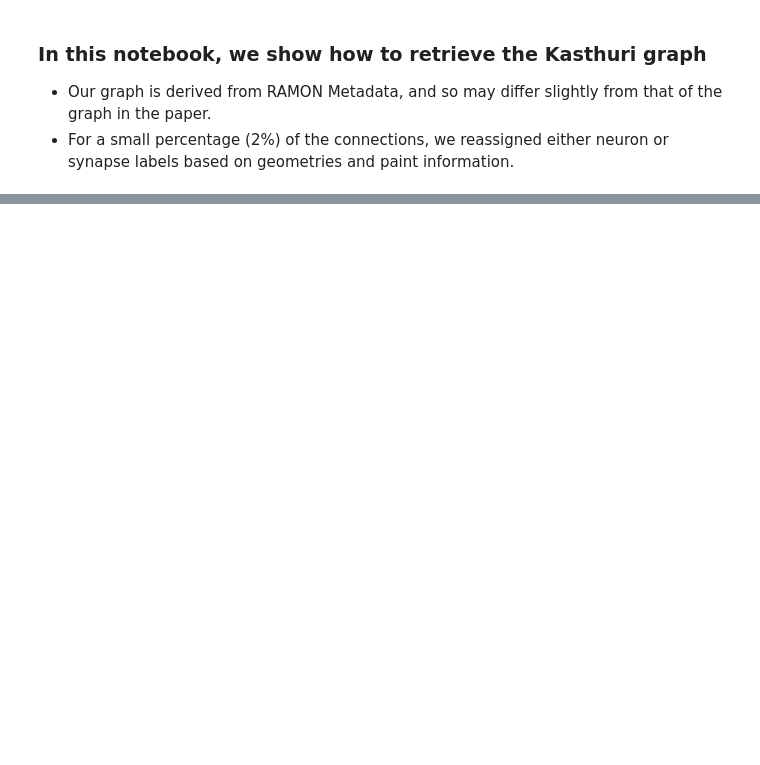
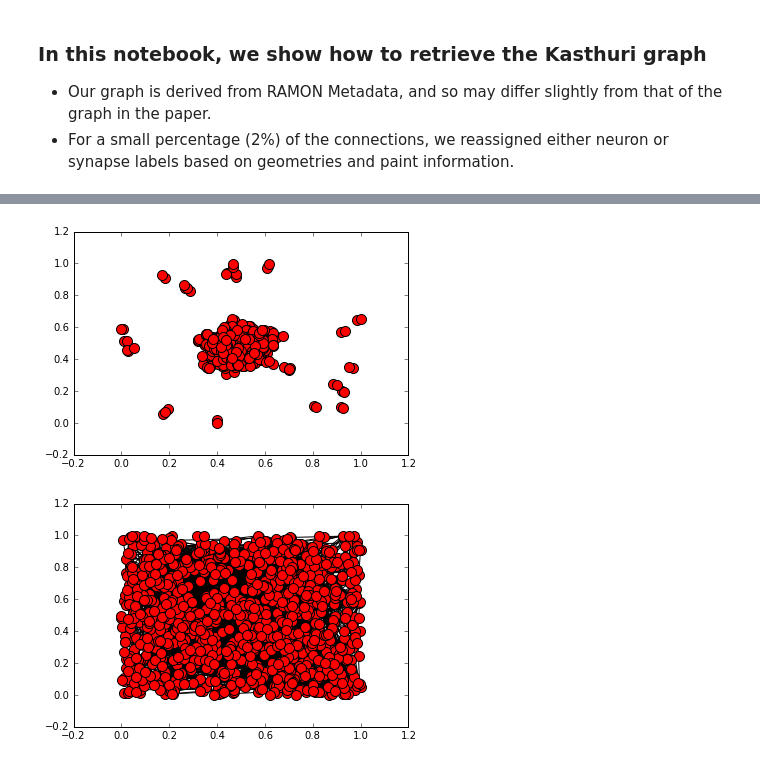
Before and after one commit to neurodata/kasthuri2015, a Jupyter notebook: claims/claim9_make_graph.ipynb, the cells around one changed output, grey strips where cells are left out. Cells and saved outputs as stored; diff of their text form; code cells hidden in the pictures; blank space fills up the shorter version.

```diff
--- a/claims/claim9_make_graph.ipynb
+++ b/claims/claim9_make_graph.ipynb
@@ -34,0 +62,36 @@ KeyError: "Unable to open object (Object 'synapsetype' doesn't exist)"
+# %%
+# for each synapse
+c = 0
+for x in range(np.shape(id_synapse)[0]):
+    c += 1
+    print str(c).zfill(4),
+    s = nd.get_ramon_metadata(token_synapse,channel_synapse,[id_synapse[x]])[0]
+
+    # for each segment
+    segments = s.segments[:,0]
+    direction = s.segments[:,1]  # 1: axon/pre, 2: dendrite/post (see enumerated types)
+    print direction
+    if len(segments) != 2:
+        raise('multiway synapses not implemented!')
+
+    s1 = nd.get_ramon_metadata(token_neurons,channel_neurons,[segments[0]])[0]
+    n1 = s1.neuron
+    s2 = nd.get_ramon_metadata(token_neurons,channel_neurons,[segments[1]])[0]
+    n2 = s2.neuron
+
+    if is_directed == False or (direction[0] == 1 and direction[1] == 0):
+        if G.has_edge(n1, n2): # edge already exists, increase weight
+            G[n1][n2]['weight'] += 1
+        else:
+            # new edge. add with weight=1
+            G.add_edge(n1, n2, weight=1)
+
+    elif direction[0] == 1 and direction[1] == 0:
+        if G.has_edge(n2, n1): # edge already exists, increase weight
+            G[n1][n2]['weight'] += 1
+        else:
+            # new edge. add with weight=1
+            G.add_edge(n2, n1, weight=1)
+    else:
+        print('1 pre and 1 post synaptic partner are required for directed graph estimation.')
+        raise
@@ -34,0 +116,11 @@ KeyError: "Unable to open object (Object 'synapsetype' doesn't exist)"
+# %%
+import matplotlib.pyplot as plt
+%matplotlib inline
+
+nx.draw_networkx(G, width=1, node_size = 100, with_labels=False, pos=nx.fruchterman_reingold_layout(G))#random_layout(G))# fruchterman_reingold_layout(G))
+plt.show()
+nx.draw_networkx(G, width=1, node_size = 100, with_labels=False, pos=nx.random_layout(G))#random_layout(G))
+plt.show()
+# %% [output]
+[figure, added]
+[figure, added]
```
Also changed, not shown: parts of 8 cells of this notebook, 3 other files.
